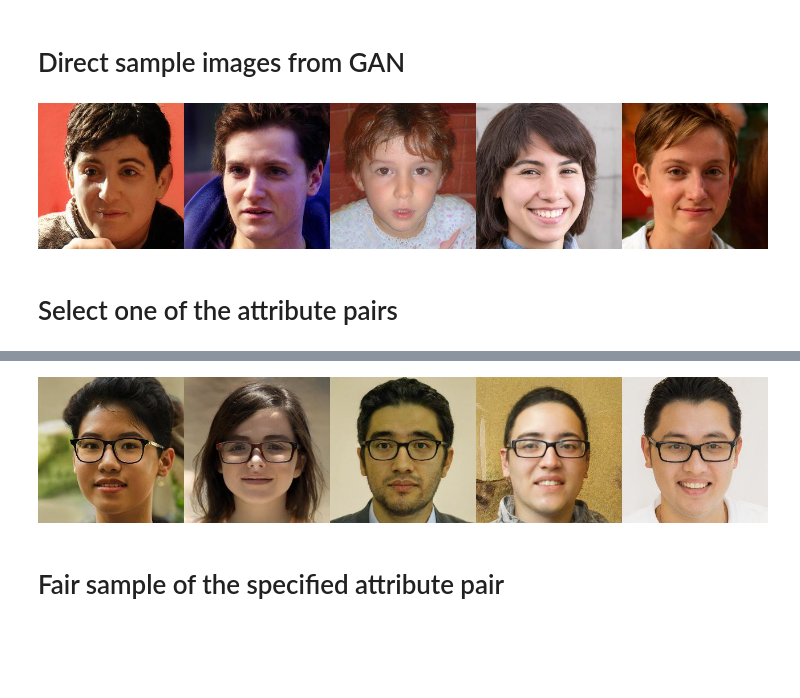
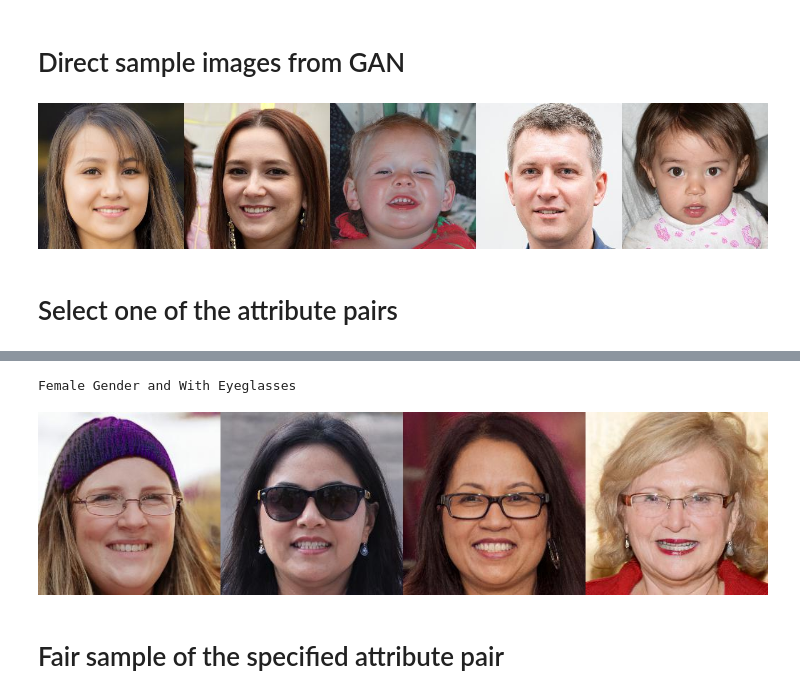
Before and after one commit to genforce/fairgen, a Jupyter notebook: docs/fairgen.ipynb, the cells around one changed output, grey strips where cells are left out. Cells and saved outputs as stored; diff of their text form; code cells hidden in the pictures; blank space fills up the shorter version.

```diff
--- a/docs/fairgen.ipynb
+++ b/docs/fairgen.ipynb
@@ -41,6 +22,7 @@ To: /content/fairgen/gmms/gender_eyeglasses_gmm.p
 # %% [markdown]
 # Define Utility Functions
 # %%
+#@title Click left to setup utility functions
 import subprocess
 import io
 import IPython.display
@@ -49,12 +31,17 @@ import cv2
 import PIL.Image
 import torch
 import pickle
+import sklearn.mixture
 
 from models import MODEL_ZOO
 from models import build_generator
 
 import warnings
 warnings.filterwarnings("ignore")
+
+value_name = {'Age': {-1: 'Young', 1: 'Adult'}, 'Gender': {-1: 'Male', 1: 'Female'}, 'Smiling': {-1: 'With', 1: 'Without'}}
+for attr in ['Eyeglasses', 'Black_Hair']:
+  value_name[attr] = value_name['Smiling']
 
 def imshow(images, col, viz_size=256):
   """Shows images in one figure."""
@@ -112,6 +99,15 @@ def sample_codes(generator, num):
   codes = generator.get_value(generator.mapping(codes, None)['w'])
   return codes
 
+
+def gmm_model_from_param(gmm_params):
+  gmm_model = sklearn.mixture.GaussianMixture(init_params = gmm_params['params'])
+  gmm_model.covariances_ = gmm_params['cov']
+  gmm_model.means_ = gmm_params['mean']
+  gmm_model.weights_ = gmm_params['weights']
+
+  return gmm_model
+
 loaded_pair = ''
 # %% [markdown]
 # Build GAN model
@@ -132,23 +128,28 @@ Finish loading checkpoint.
 num_samples = 5 #@param {type:"slider", min:1, max:8, step:1}
 codes = sample_codes(generator, num_samples)
 
-images = generator(codes, latent_space_type='W')['image']
+with torch.no_grad():
+  images = generator(codes, latent_space_type='W')['image']
 imshow(images, col=num_samples)
 # %% [output]
-[figure, old version]
+[figure, new version]
 # %% [markdown]
 # Select one of the attribute pairs
 # %%
 #@title { display-mode: "form", run: "auto" }
-attribute_pair = "Age vs Eyeglasses" #@param ['Age vs Eyeglasses','Age vs Gender', 'Age vs Smiling', 'Gender vs Black_Hair', 'Gender vs Eyeglasses']
+attribute_pair = "Gender vs Eyeglasses" #@param ['Age vs Eyeglasses','Age vs Gender', 'Age vs Smiling', 'Gender vs Black_Hair', 'Gender vs Eyeglasses']
 
 attr_names = attribute_pair.lower().split(' ')
 attr_pair_name = "{}_{}".format(attr_names[0], attr_names[2])
 
 if loaded_pair != attribute_pair:
-  gmm_path = f'gmms/{attr_pair_name}_gmm.p'
-  gmm_models = pickle.load(open(gmm_path, 'rb'))
+  gmm_path = f'/content/gmm_small/{attr_pair_name}_gmm.p'
+  gmm_params = pickle.load(open(gmm_path, 'rb'))
   loaded_pair = attribute_pair
+
+  gmm_models = {}
+  for name, gmm_param in gmm_params.items():
+    gmm_models[name] = gmm_model_from_param(gmm_param)
 # %% [markdown]
 # Conditional sample subgroup images
 
@@ -167,20 +168,25 @@ if loaded_pair != attribute_pair:
 # %%
 
 #@title { display-mode: "form", run: "auto" }
 #@title { display-mode: "form", run: "auto" }
 
-num_samples = 5 #@param {type:"slider", min:1, max:8, step:1}
-attr_1_value = "-1" #@param ['-1', '1']
+num_samples = 4 #@param {type:"slider", min:1, max:8, step:1}
+attr_1_value = "1" #@param ['-1', '1']
 attr_2_value = "-1" #@param ['-1', '1']
+attr_1,_,attr_2 = attribute_pair.split(' ')
 
 attr_value_name = '{:.1f}_{:.1f}'.format(int(attr_1_value)*3.0, int(attr_2_value)*3.0)
 gmm_model = gmm_models[attr_value_name]
 codes = gmm_model.sample(num_samples)[0]
 
-images = generator(codes, latent_space_type='W')['image']
+print("{} {} and {} {}".format(value_name[attr_1][int(attr_1_value)], attr_1, value_name[attr_2][int(attr_2_value)], attr_2))
+
+with torch.no_grad():
+  images = generator(codes, latent_space_type='W')['image']
 imshow(images, col=num_samples)
 # %% [output]
+Female Gender and With Eyeglasses
-[figure, old version]
+[figure, new version]
 # %% [markdown]
 # Fair sample of the specified attribute pair
 # %%
```
Also changed, not shown: parts of 2 cells of this notebook.
